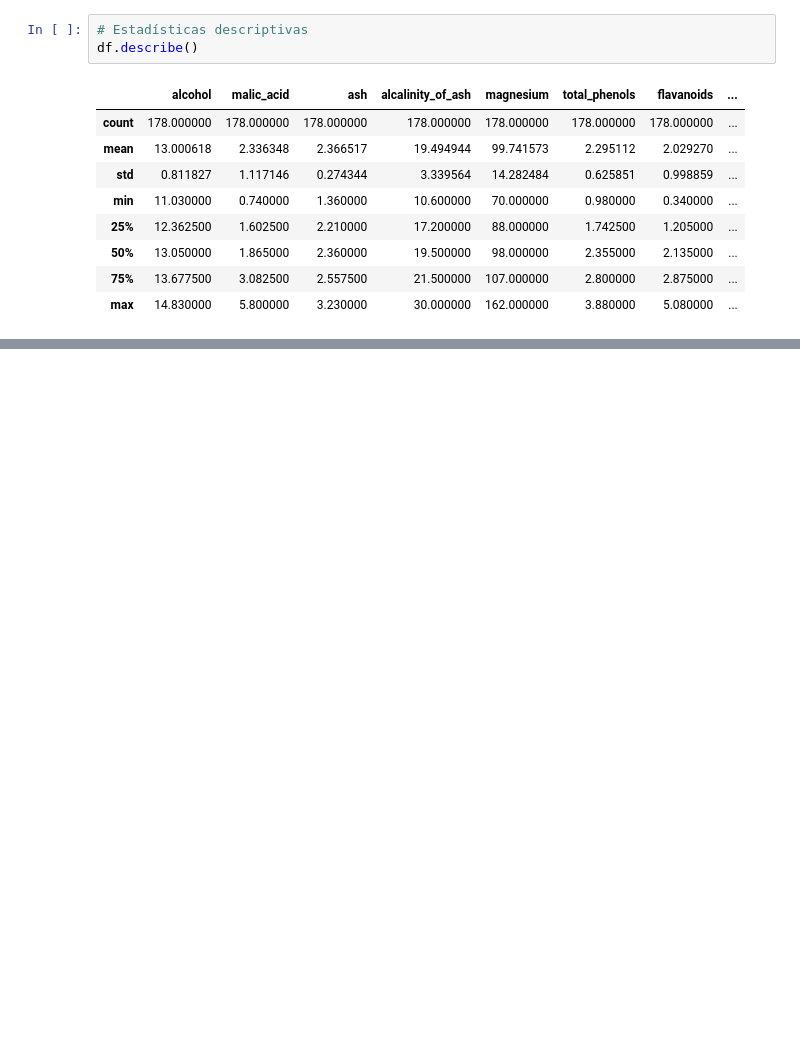
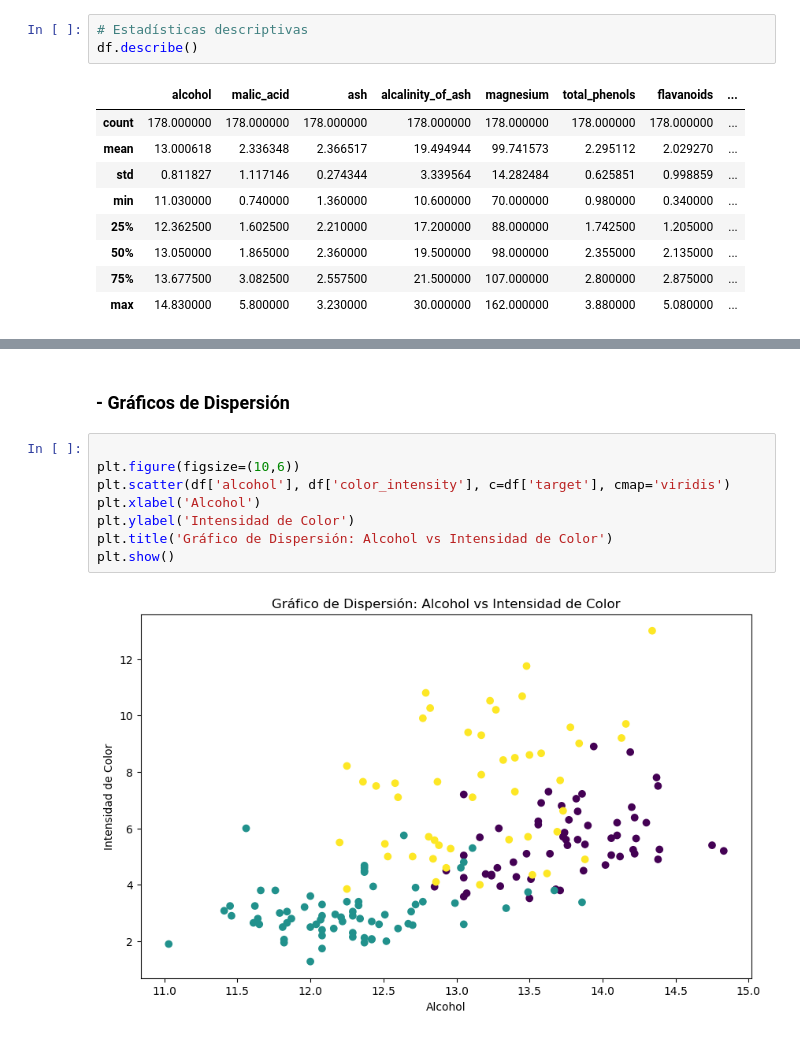
Before and after one commit to reneespinosa/ML-Entry-Level-Projects, a Jupyter notebook: 1/Wine classification.ipynb, the cells around one changed output, grey strips where cells are left out. Drawn from its saved outputs; the diff is of its cells as text; blank space fills up the shorter version.

```diff
--- a/1/Wine classification.ipynb
+++ b/1/Wine classification.ipynb
@@ -395,0 +176,12 @@ Además, las métricas de **MSE** y **RMSE** proporcionan una visión más detal
+# %% [markdown]
+### - Gráficos de Dispersión
+# %%
+
+plt.figure(figsize=(10,6))
+plt.scatter(df['alcohol'], df['color_intensity'], c=df['target'], cmap='viridis')
+plt.xlabel('Alcohol')
+plt.ylabel('Intensidad de Color')
+plt.title('Gráfico de Dispersión: Alcohol vs Intensidad de Color')
+plt.show()
+# %% [output]
+[figure, added]
```
Also changed, not shown: parts of 71 cells of this notebook.
